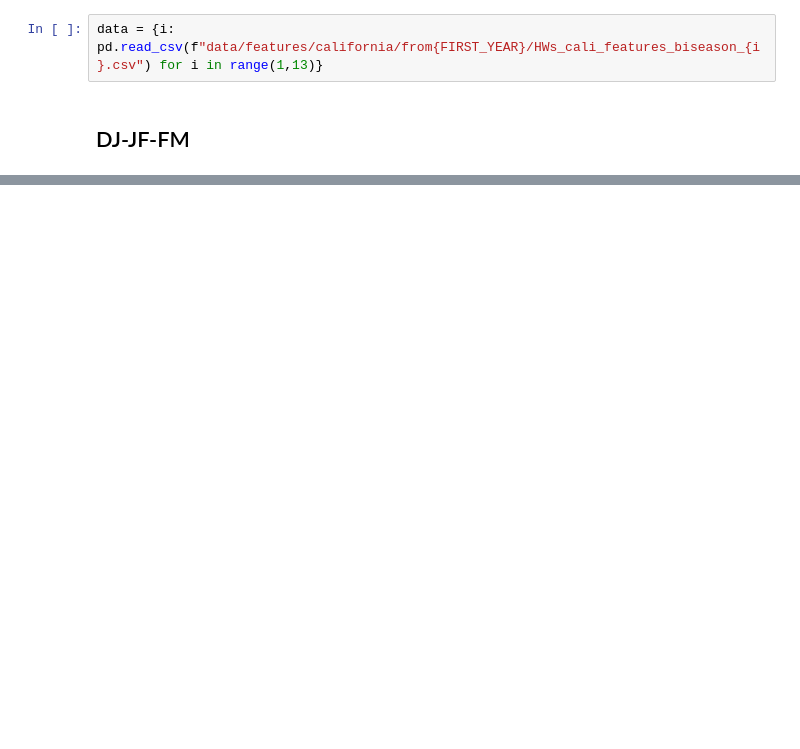
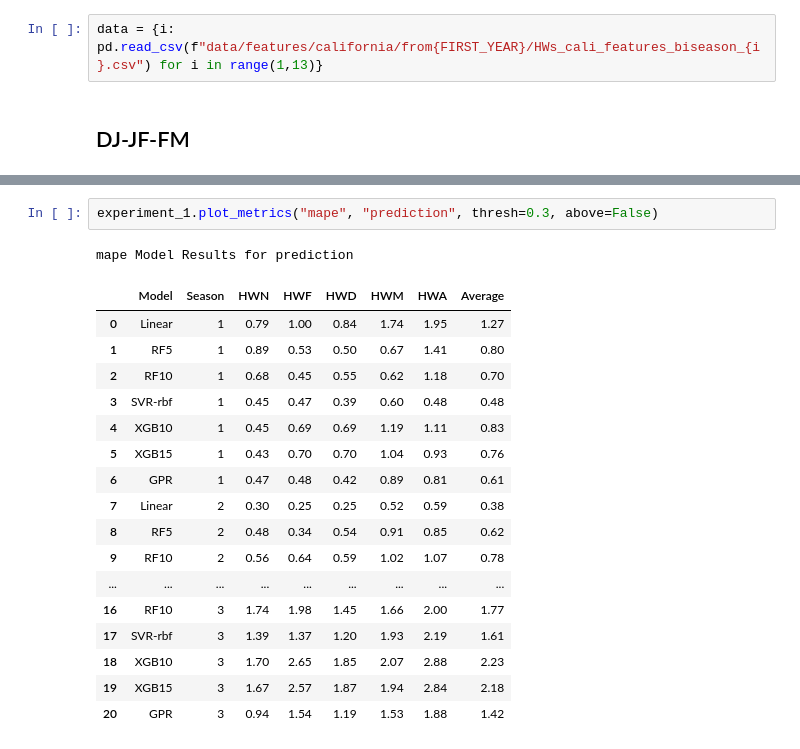
Before and after one commit to martinpavez/data, a Jupyter notebook: hw_extra/notebooks_prediction/from1972/California_season_prediction.ipynb, the cells around one changed output, grey strips where cells are left out. Drawn from its saved outputs; the diff is of its cells as text; blank space fills up the shorter version.

```diff
--- a/hw_extra/notebooks_prediction/from1972/California_season_prediction.ipynb
+++ b/hw_extra/notebooks_prediction/from1972/California_season_prediction.ipynb
@@ -436,0 +97,21 @@ R^2 Model Results in Training
+# %%
+experiment_1.plot_metrics("mape", "prediction", thresh=0.3, above=False)
+# %% [output]
+mape Model Results for prediction
+|  | Model | Season | HWN | HWF | HWD | HWM | HWA | Average |
+| 0 | Linear | 1 | 0.79 | 1.00 | 0.84 | 1.74 | 1.95 | 1.27 |
+| 1 | RF5 | 1 | 0.89 | 0.53 | 0.50 | 0.67 | 1.41 | 0.80 |
+| 2 | RF10 | 1 | 0.68 | 0.45 | 0.55 | 0.62 | 1.18 | 0.70 |
+| 3 | SVR-rbf | 1 | 0.45 | 0.47 | 0.39 | 0.60 | 0.48 | 0.48 |
+| 4 | XGB10 | 1 | 0.45 | 0.69 | 0.69 | 1.19 | 1.11 | 0.83 |
+| 5 | XGB15 | 1 | 0.43 | 0.70 | 0.70 | 1.04 | 0.93 | 0.76 |
+| 6 | GPR | 1 | 0.47 | 0.48 | 0.42 | 0.89 | 0.81 | 0.61 |
+| 7 | Linear | 2 | 0.30 | 0.25 | 0.25 | 0.52 | 0.59 | 0.38 |
+| 8 | RF5 | 2 | 0.48 | 0.34 | 0.54 | 0.91 | 0.85 | 0.62 |
+| 9 | RF10 | 2 | 0.56 | 0.64 | 0.59 | 1.02 | 1.07 | 0.78 |
+| ... | ... | ... | ... | ... | ... | ... | ... | ... |
+| 16 | RF10 | 3 | 1.74 | 1.98 | 1.45 | 1.66 | 2.00 | 1.77 |
+| 17 | SVR-rbf | 3 | 1.39 | 1.37 | 1.20 | 1.93 | 2.19 | 1.61 |
+| 18 | XGB10 | 3 | 1.70 | 2.65 | 1.85 | 2.07 | 2.88 | 2.23 |
+| 19 | XGB15 | 3 | 1.67 | 2.57 | 1.87 | 1.94 | 2.84 | 2.18 |
+| 20 | GPR | 3 | 0.94 | 1.54 | 1.19 | 1.53 | 1.88 | 1.42 |
```
Also changed, not shown: parts of 75 cells of this notebook, 10 other files.
